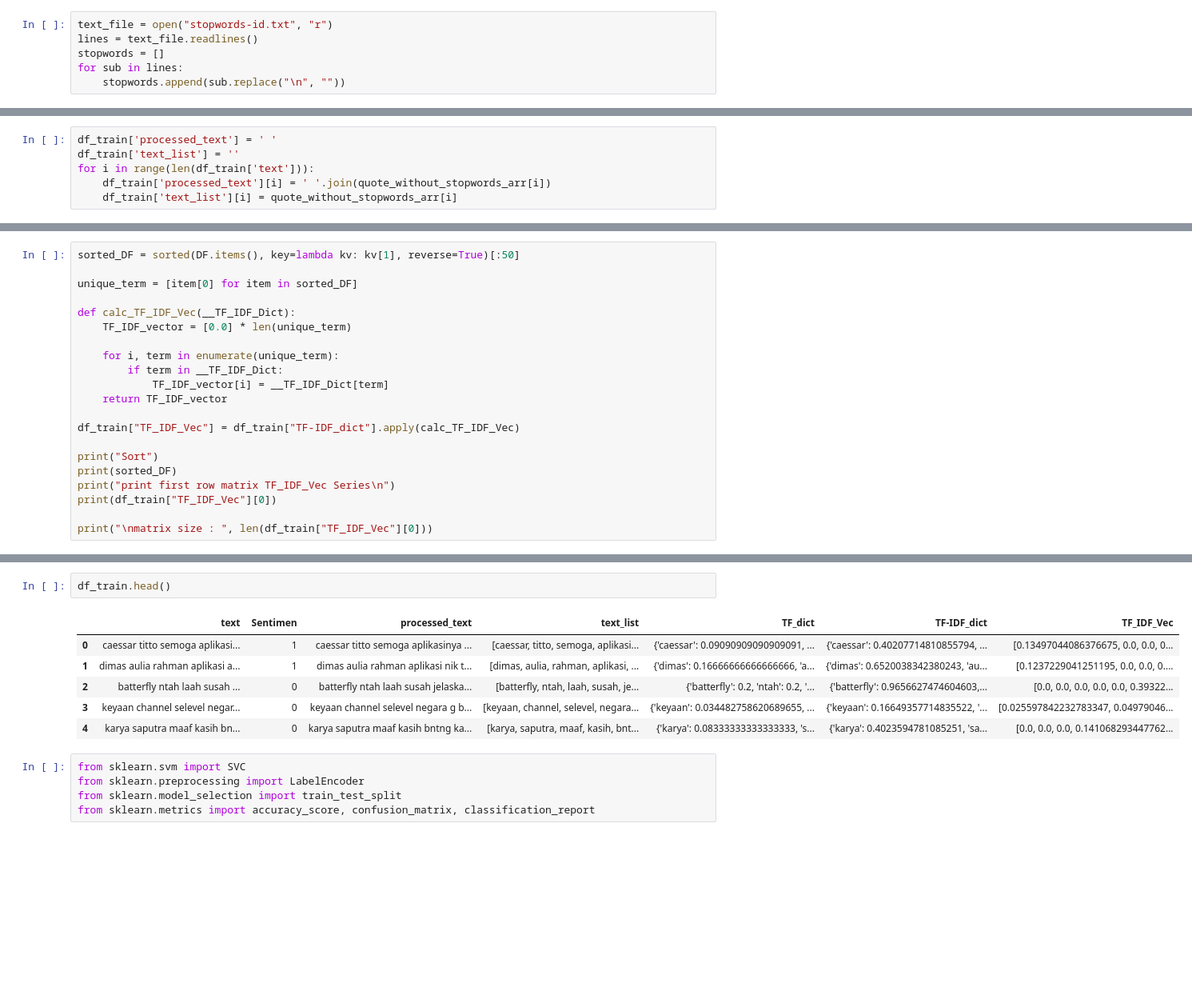
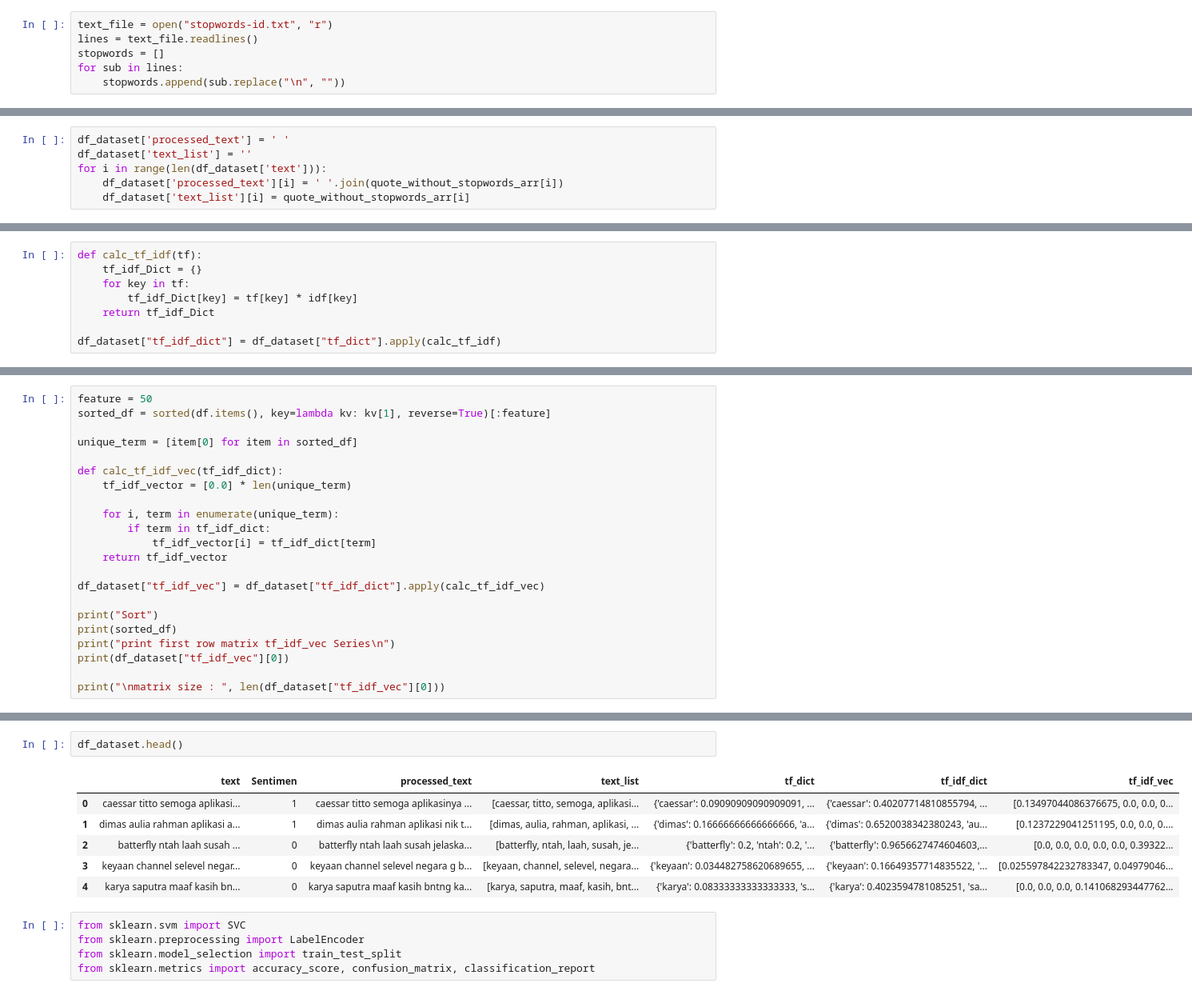
Before and after one commit to arif-x/sentiment-analysis-with-tf-idf-and-linear-svm, a Jupyter notebook: main.ipynb, the cells around one changed output, grey strips where cells are left out. Shown: that part at 80% size. Cells and saved outputs as stored; diff of their text form; blank space fills up the shorter version.

```diff
--- a/main.ipynb
+++ b/main.ipynb
@@ -90,11 +88,11 @@ quote_without_stopwords_arr[0]
  'udah',
  'susah']
 # %%
-df_train['processed_text'] = ' '
-df_train['text_list'] = ''
-for i in range(len(df_train['text'])):
-    df_train['processed_text'][i] = ' '.join(quote_without_stopwords_arr[i])
-    df_train['text_list'][i] = quote_without_stopwords_arr[i]
+df_dataset['processed_text'] = ' '
+df_dataset['text_list'] = ''
+for i in range(len(df_dataset['text'])):
+    df_dataset['processed_text'][i] = ' '.join(quote_without_stopwords_arr[i])
+    df_dataset['text_list'][i] = quote_without_stopwords_arr[i]
 # %% [output]
 A value is trying to be set on a copy of a slice from a DataFrame
 
@@ -162 +152,9 @@ df_train["TF-IDF_dict"] = df_train["TF_dict"].apply(calc_TF_IDF)
+# %%
+def calc_tf_idf(tf):
+    tf_idf_Dict = {}
+    for key in tf:
+        tf_idf_Dict[key] = tf[key] * idf[key]
+    return tf_idf_Dict
+
+df_dataset["tf_idf_dict"] = df_dataset["tf_dict"].apply(calc_tf_idf)
 # %%
@@ -169,26 +167,27 @@ df_train.head()
 | 3 | keyaan channel selevel negar... | 0 | keyaan channel selevel negara g b... | [keyaan, channel, selevel, negara... | {'keyaan': 0.034482758620689655, ... | {'keyaan': 0.16649357714835522, '... |
 | 4 | karya saputra maaf kasih bn... | 0 | karya saputra maaf kasih bntng ka... | [karya, saputra, maaf, kasih, bnt... | {'karya': 0.08333333333333333, 's... | {'karya': 0.4023594781085251, 'sa... |
 # %%
-sorted_DF = sorted(DF.items(), key=lambda kv: kv[1], reverse=True)[:50]
+feature = 50
+sorted_df = sorted(df.items(), key=lambda kv: kv[1], reverse=True)[:feature]
 
-unique_term = [item[0] for item in sorted_DF]
+unique_term = [item[0] for item in sorted_df]
 
-def calc_TF_IDF_Vec(__TF_IDF_Dict):
-    TF_IDF_vector = [0.0] * len(unique_term)
+def calc_tf_idf_vec(tf_idf_dict):
+    tf_idf_vector = [0.0] * len(unique_term)
 
     for i, term in enumerate(unique_term):
-        if term in __TF_IDF_Dict:
-            TF_IDF_vector[i] = __TF_IDF_Dict[term]
-    return TF_IDF_vector
+        if term in tf_idf_dict:
+            tf_idf_vector[i] = tf_idf_dict[term]
+    return tf_idf_vector
 
-df_train["TF_IDF_Vec"] = df_train["TF-IDF_dict"].apply(calc_TF_IDF_Vec)
+df_dataset["tf_idf_vec"] = df_dataset["tf_idf_dict"].apply(calc_tf_idf_vec)
 
 print("Sort")
-print(sorted_DF)
-print("print first row matrix TF_IDF_Vec Series\n")
-print(df_train["TF_IDF_Vec"][0])
+print(sorted_df)
+print("print first row matrix tf_idf_vec Series\n")
+print(df_dataset["tf_idf_vec"][0])
 
-print("\nmatrix size : ", len(df_train["TF_IDF_Vec"][0]))
+print("\nmatrix size : ", len(df_dataset["tf_idf_vec"][0]))
 # %% [output]
 Sort
 [('aplikasi', 118), ('yg', 58), ('nya', 46), ('daftar', 45), ('aja', 39), ('susah', 34), ('pertamina', 33), ('gak', 32), ('data', 28), ('udah', 27), ('bikin', 27), ('bagus', 27), ('ribet', 26), ('ga', ...
@@ -198,9 +197,9 @@ print first row matrix TF_IDF_Vec Series
 
 matrix size :  50
 # %%
-df_train.head()
+df_dataset.head()
 # %% [output]
-|  | text | Sentimen | processed_text | text_list | TF_dict | TF-IDF_dict | TF_IDF_Vec |
+|  | text | Sentimen | processed_text | text_list | tf_dict | tf_idf_dict | tf_idf_vec |
 | 0 | caessar titto semoga aplikasi... | 1 | caessar titto semoga aplikasinya ... | [caessar, titto, semoga, aplikasi... | {'caessar': 0.09090909090909091, ... | {'caessar': 0.40207714810855794, ... | [0.13497044086376675, 0.0, 0.0, 0... |
 | 1 | dimas aulia rahman aplikasi a... | 1 | dimas aulia rahman aplikasi nik t... | [dimas, aulia, rahman, aplikasi, ... | {'dimas': 0.16666666666666666, 'a... | {'dimas': 0.6520038342380243, 'au... | [0.1237229041251195, 0.0, 0.0, 0.... |
 | 2 | batterfly ntah laah susah ... | 0 | batterfly ntah laah susah jelaska... | [batterfly, ntah, laah, susah, je... | {'batterfly': 0.2, 'ntah': 0.2, '... | {'batterfly': 0.9656627474604603,... | [0.0, 0.0, 0.0, 0.0, 0.0, 0.39322... |
```
Also changed, not shown: parts of 24 cells of this notebook.
